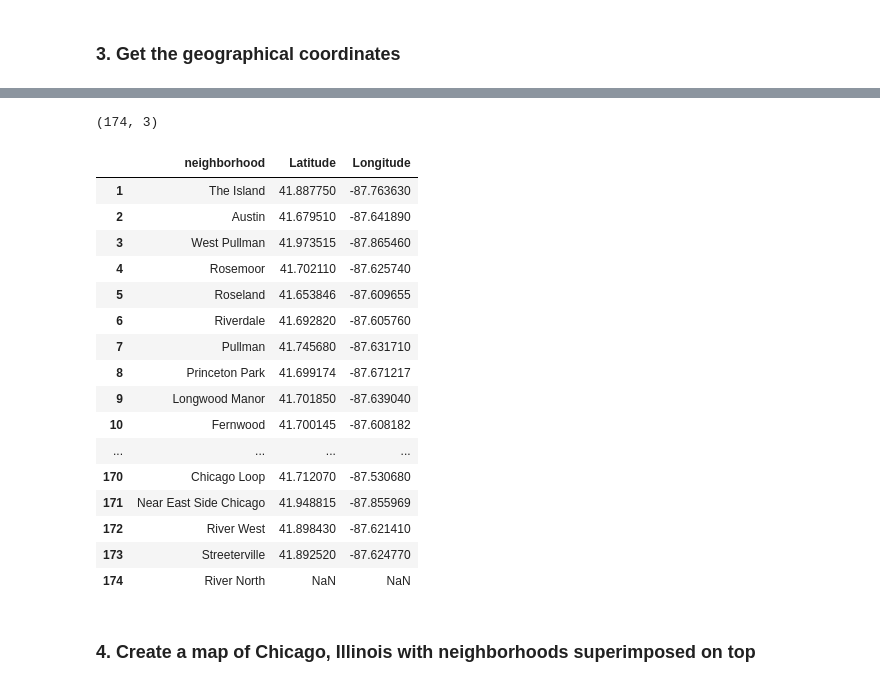
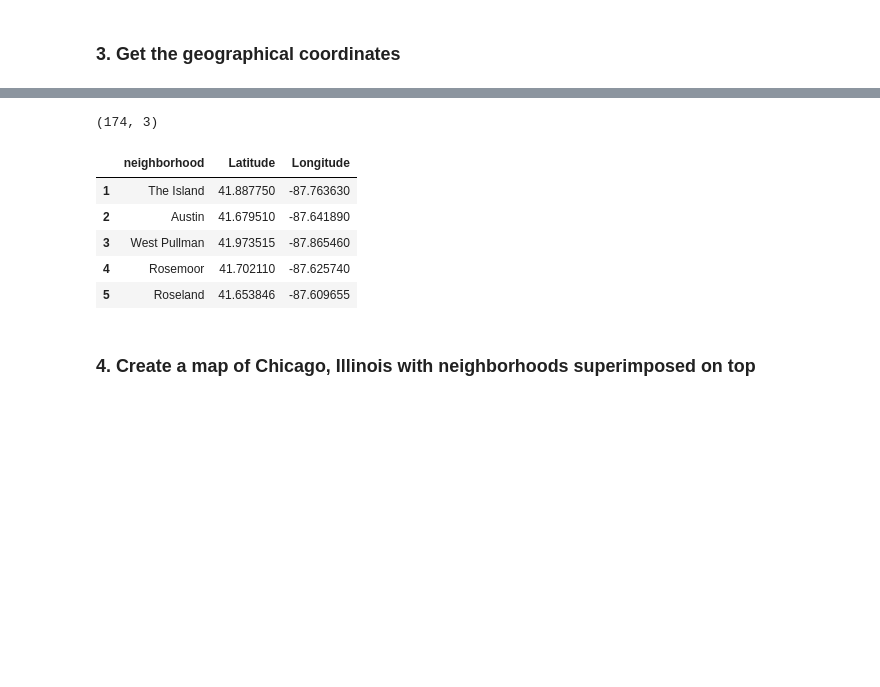
Before and after one commit to lordofsahil/ClusterAnalysis, a Jupyter notebook: Cluster Analysis Project (complete).ipynb, the cells around one changed output, grey strips where cells are left out. Saved outputs shown, nothing was run; the diff lists cells and outputs as text; code cells hidden in the pictures; blank space fills up the shorter version.

```diff
--- a/Cluster Analysis Project (complete).ipynb
+++ b/Cluster Analysis Project (complete).ipynb
@@ -137,26 +117,15 @@ ci_df['Longitude'] = df_coords['Longitude']
 # %%
 # check the neighborhoods and the coordinates
 print(ci_df.shape)
-ci_df
+ci_df.head()
 # %% [output]
 (174, 3)
 |  | neighborhood | Latitude | Longitude |
 | 1 | The Island | 41.887750 | -87.763630 |
 | 2 | Austin | 41.679510 | -87.641890 |
 | 3 | West Pullman | 41.973515 | -87.865460 |
 | 4 | Rosemoor | 41.702110 | -87.625740 |
 | 5 | Roseland | 41.653846 | -87.609655 |
-| 6 | Riverdale | 41.692820 | -87.605760 |
-| 7 | Pullman | 41.745680 | -87.631710 |
-| 8 | Princeton Park | 41.699174 | -87.671217 |
-| 9 | Longwood Manor | 41.701850 | -87.639040 |
-| 10 | Fernwood | 41.700145 | -87.608182 |
-| ... | ... | ... | ... |
-| 170 | Chicago Loop | 41.712070 | -87.530680 |
-| 171 | Near East Side Chicago | 41.948815 | -87.855969 |
-| 172 | River West | 41.898430 | -87.621410 |
-| 173 | Streeterville | 41.892520 | -87.624770 |
-| 174 | River North | NaN | NaN |
 # %%
 ci_df=ci_df.drop(174) #NA
  #NA
```
Also changed, not shown: parts of 1 cell of this notebook.
